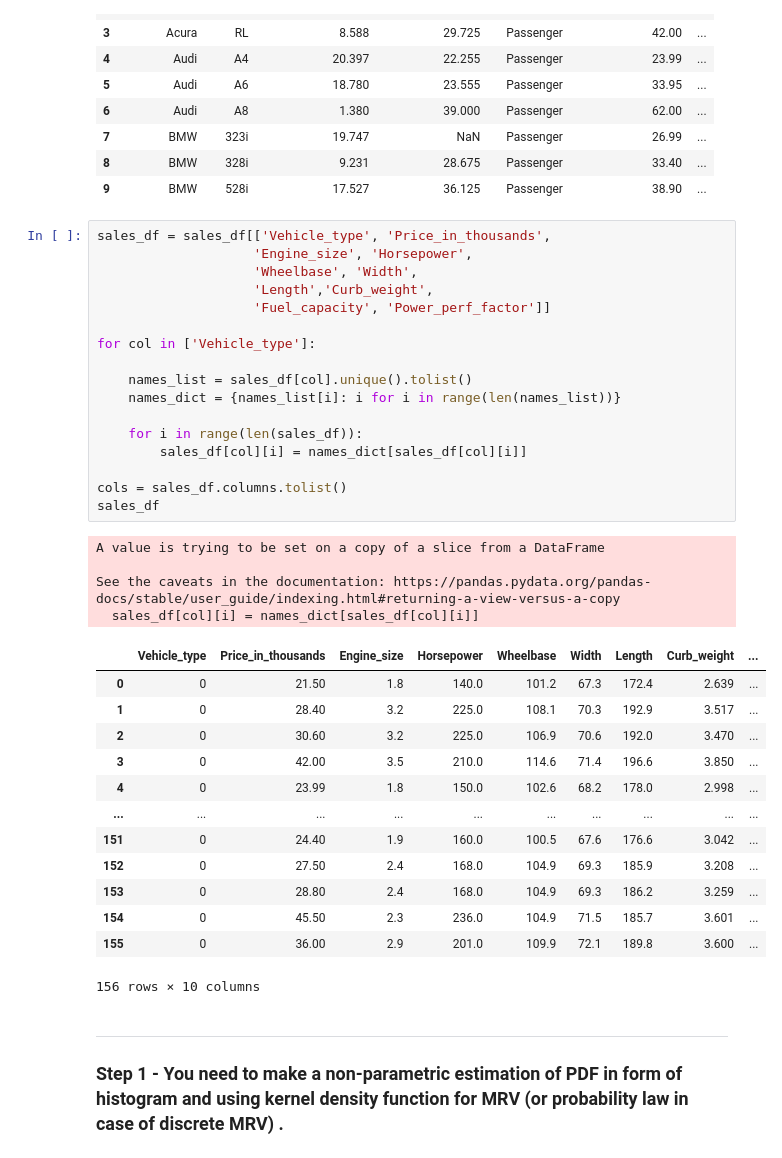
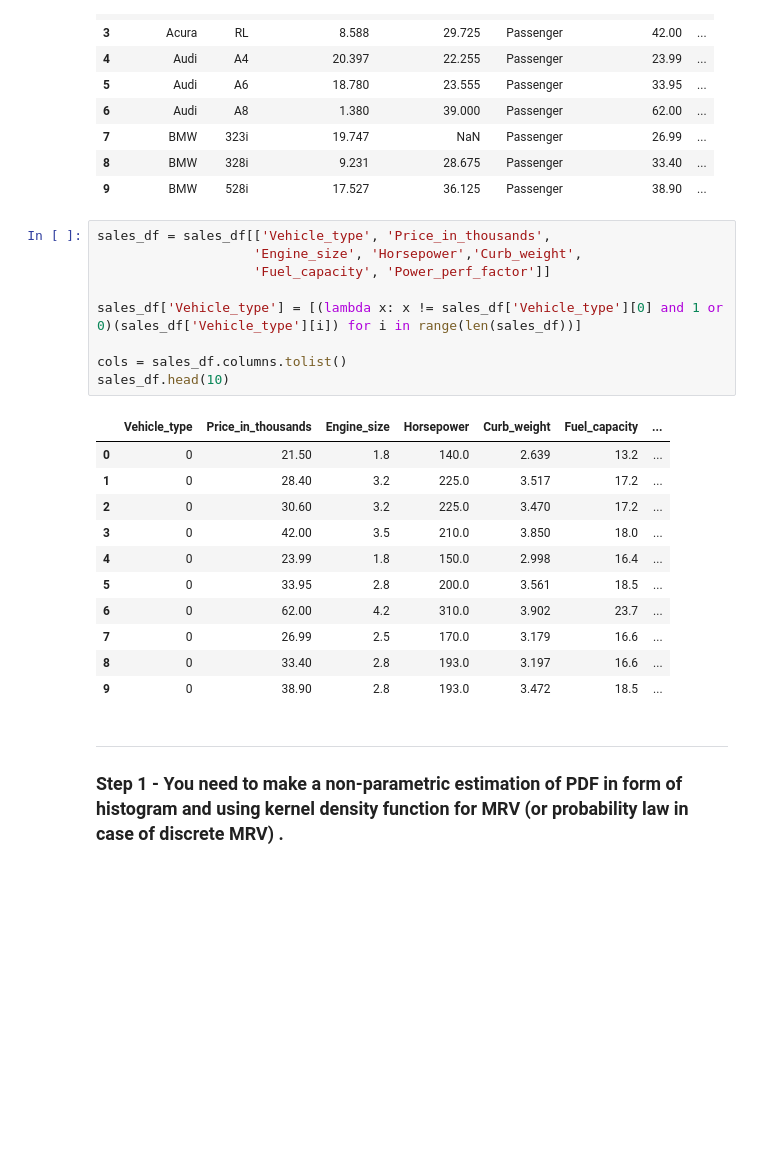
Before and after one commit to belpablo/MMMSA, a Jupyter notebook: Lab_2_redo.ipynb, the cells around one changed output. Saved outputs shown, nothing was run; the diff lists cells and outputs as text; blank space fills up the shorter version.

```diff
--- a/Lab_2_redo.ipynb
+++ b/Lab_2_redo.ipynb
@@ -40,39 +40,25 @@ sales_df.head(10)
 | 9 | BMW | 528i | 17.527 | 36.125 | Passenger | 38.90 | ... |
 # %%
 sales_df = sales_df[['Vehicle_type', 'Price_in_thousands',
-                    'Engine_size', 'Horsepower',
-                    'Wheelbase', 'Width',
-                    'Length','Curb_weight',
+                    'Engine_size', 'Horsepower','Curb_weight',
                     'Fuel_capacity', 'Power_perf_factor']]
 
-for col in ['Vehicle_type']:
-
-    names_list = sales_df[col].unique().tolist()
-    names_dict = {names_list[i]: i for i in range(len(names_list))}
-
-    for i in range(len(sales_df)):
-        sales_df[col][i] = names_dict[sales_df[col][i]]
+sales_df['Vehicle_type'] = [(lambda x: x != sales_df['Vehicle_type'][0] and 1 or 0)(sales_df['Vehicle_type'][i]) for i in range(len(sales_df))]
 
 cols = sales_df.columns.tolist()
-sales_df
+sales_df.head(10)
 # %% [output]
-A value is trying to be set on a copy of a slice from a DataFrame
-
-See the caveats in the documentation: https://pandas.pydata.org/pandas-docs/stable/user_guide/indexing.html#returning-a-view-versus-a-copy
-  sales_df[col][i] = names_dict[sales_df[col][i]]
-|  | Vehicle_type | Price_in_thousands | Engine_size | Horsepower | Wheelbase | Width | Length | Curb_weight | ... |
-| 0 | 0 | 21.50 | 1.8 | 140.0 | 101.2 | 67.3 | 172.4 | 2.639 | ... |
-| 1 | 0 | 28.40 | 3.2 | 225.0 | 108.1 | 70.3 | 192.9 | 3.517 | ... |
-| 2 | 0 | 30.60 | 3.2 | 225.0 | 106.9 | 70.6 | 192.0 | 3.470 | ... |
-| 3 | 0 | 42.00 | 3.5 | 210.0 | 114.6 | 71.4 | 196.6 | 3.850 | ... |
-| 4 | 0 | 23.99 | 1.8 | 150.0 | 102.6 | 68.2 | 178.0 | 2.998 | ... |
-| ... | ... | ... | ... | ... | ... | ... | ... | ... | ... |
-| 151 | 0 | 24.40 | 1.9 | 160.0 | 100.5 | 67.6 | 176.6 | 3.042 | ... |
-| 152 | 0 | 27.50 | 2.4 | 168.0 | 104.9 | 69.3 | 185.9 | 3.208 | ... |
-| 153 | 0 | 28.80 | 2.4 | 168.0 | 104.9 | 69.3 | 186.2 | 3.259 | ... |
-| 154 | 0 | 45.50 | 2.3 | 236.0 | 104.9 | 71.5 | 185.7 | 3.601 | ... |
-| 155 | 0 | 36.00 | 2.9 | 201.0 | 109.9 | 72.1 | 189.8 | 3.600 | ... |
+|  | Vehicle_type | Price_in_thousands | Engine_size | Horsepower | Curb_weight | Fuel_capacity | ... |
+| 0 | 0 | 21.50 | 1.8 | 140.0 | 2.639 | 13.2 | ... |
+| 1 | 0 | 28.40 | 3.2 | 225.0 | 3.517 | 17.2 | ... |
+| 2 | 0 | 30.60 | 3.2 | 225.0 | 3.470 | 17.2 | ... |
+| 3 | 0 | 42.00 | 3.5 | 210.0 | 3.850 | 18.0 | ... |
+| 4 | 0 | 23.99 | 1.8 | 150.0 | 2.998 | 16.4 | ... |
+| 5 | 0 | 33.95 | 2.8 | 200.0 | 3.561 | 18.5 | ... |
+| 6 | 0 | 62.00 | 4.2 | 310.0 | 3.902 | 23.7 | ... |
+| 7 | 0 | 26.99 | 2.5 | 170.0 | 3.179 | 16.6 | ... |
+| 8 | 0 | 33.40 | 2.8 | 193.0 | 3.197 | 16.6 | ... |
+| 9 | 0 | 38.90 | 2.8 | 193.0 | 3.472 | 18.5 | ... |
-156 rows × 10 columns
 # %% [markdown]
 ---
 ### Step 1 - You need to make a non-parametric estimation of PDF in form of histogram and using kernel density function for MRV (or probability law in case of discrete MRV) .
```
Also changed, not shown: parts of 12 cells of this notebook.
